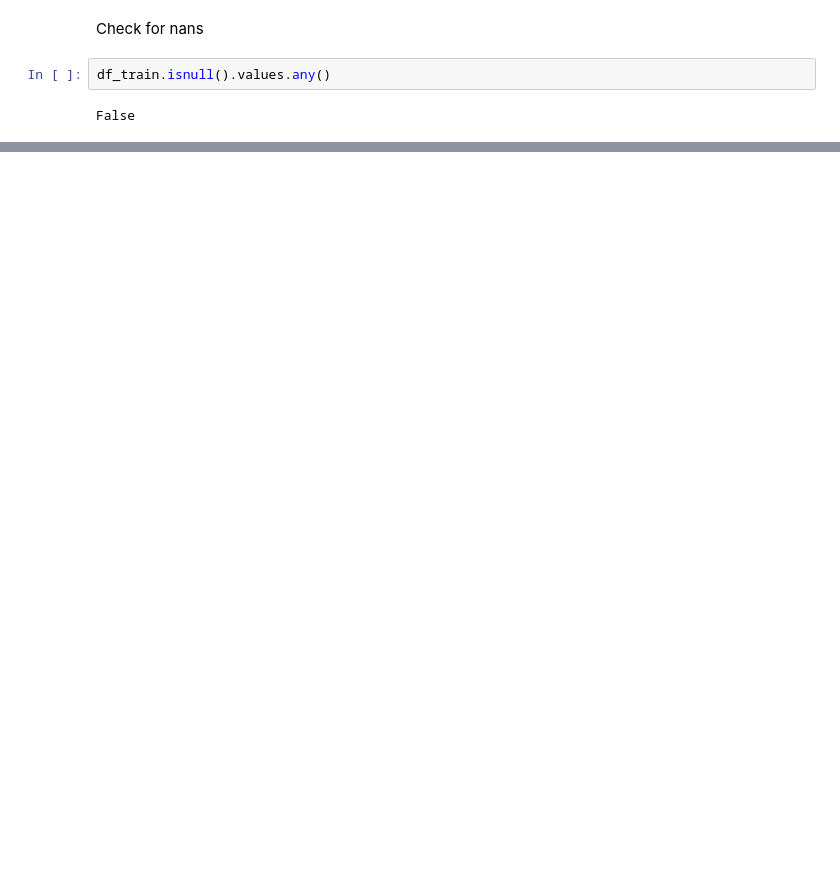
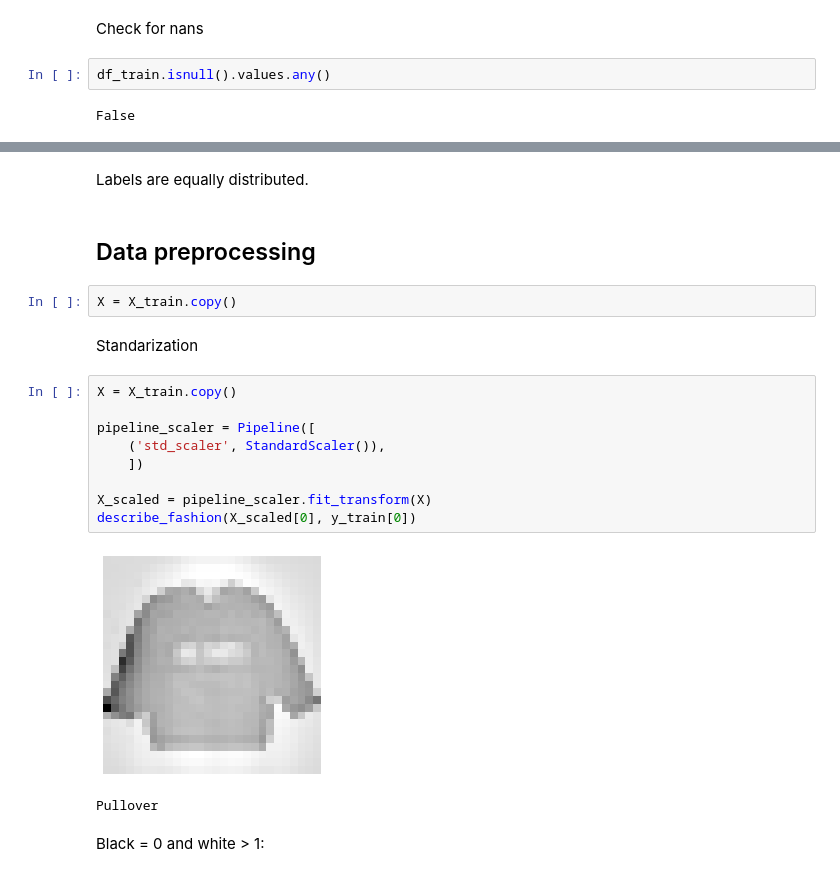
Before and after one commit to ArkadiuszSlowik/fashion-classification, a Jupyter notebook: fashion_classification.ipynb, the cells around one changed output, grey strips where cells are left out. Drawn from its saved outputs; the diff is of its cells as text; blank space fills up the shorter version.

```diff
--- a/fashion_classification.ipynb
+++ b/fashion_classification.ipynb
@@ -104,0 +136,22 @@ for col in df_train:
+# %% [markdown]
+Labels are equally distributed.
+# %% [markdown]
+<h2> Data preprocessing </h2>
+# %%
+X = X_train.copy()
+# %% [markdown]
+Standarization
+# %%
+X = X_train.copy()
+
+pipeline_scaler = Pipeline([
+    ('std_scaler', StandardScaler()),
+    ])
+
+X_scaled = pipeline_scaler.fit_transform(X)
+describe_fashion(X_scaled[0], y_train[0])
+# %% [output]
+[figure, added]
+Pullover
+# %% [markdown]
+Black = 0 and white > 1:
```
Also changed, not shown: parts of 51 cells of this notebook, 1 other file.
